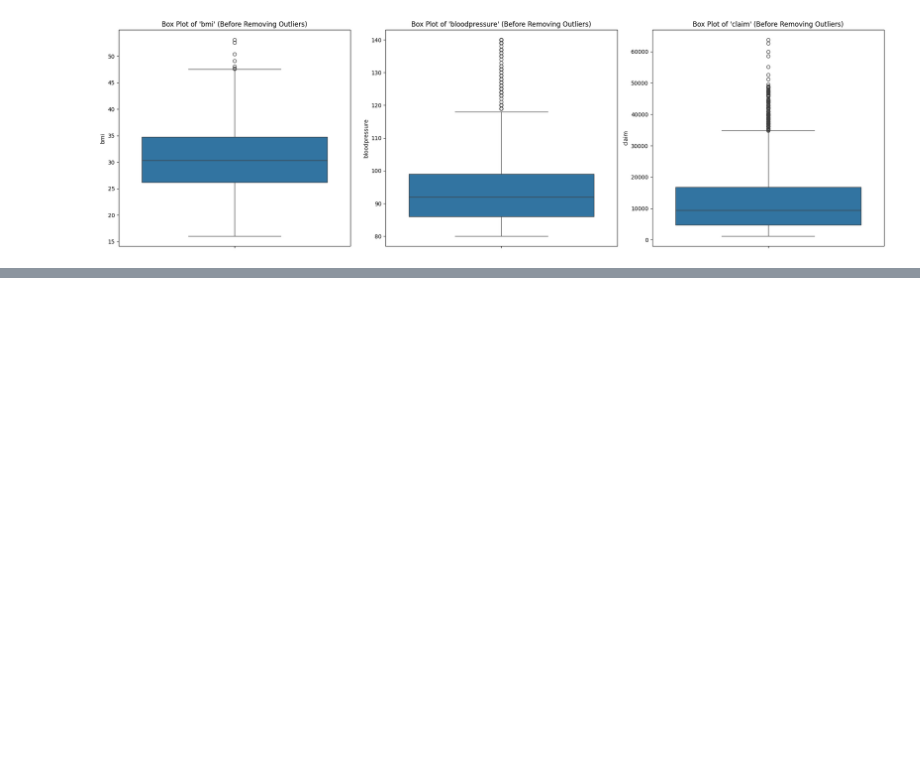
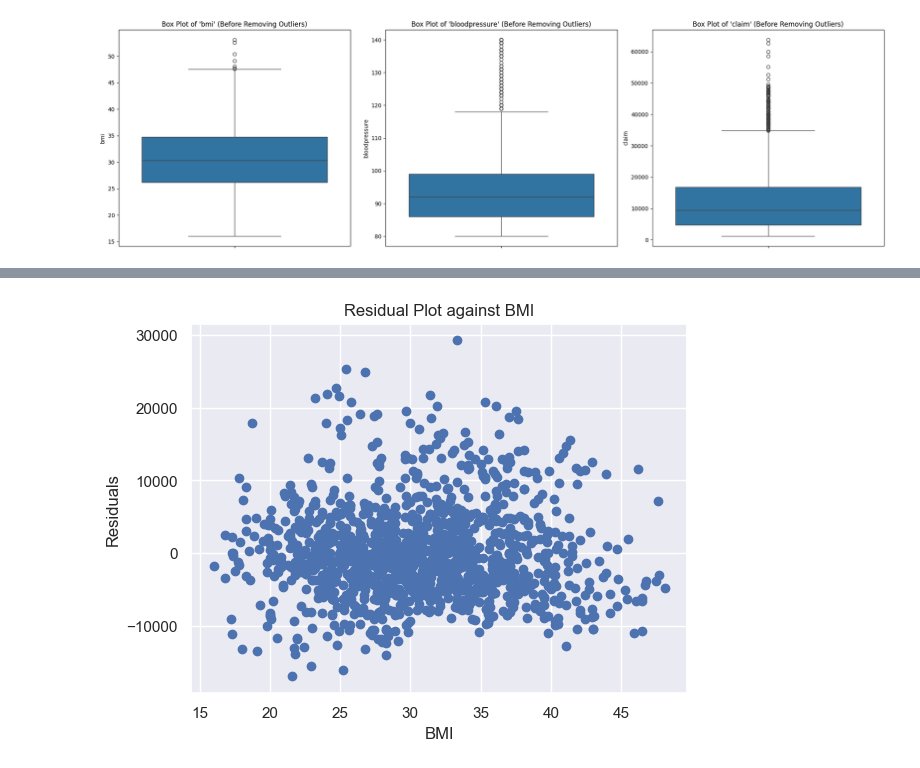
Before and after one commit to SULICLAIRE1/PODA, a Jupyter notebook: PODA-L.ipynb, the cells around one changed output, grey strips where cells are left out. Cells and saved outputs as stored; diff of their text form; code cells hidden in the pictures; blank space fills up the shorter version.

```diff
--- a/PODA-L.ipynb
+++ b/PODA-L.ipynb
@@ -135,0 +138,26 @@ filtered_all_shape
+# %%
+import statsmodels.api as sm
+import matplotlib.pyplot as plt
+
+# Assuming you have already defined your independent variables (X), the original dependent variable (y), and have fitted your model
+X = filtered_data_all[['bmi', 'bloodpressure', 'smoker_Yes', 'region_northwest', 'region_southeast', 'region_southwest']]
+y = filtered_data_all['claim']
+
+X = sm.add_constant(X)
+
+model = sm.OLS(y, X).fit()
+
+model_summary = model.summary()
+model_summary
+
+
+# # Calculate the residuals
+# residuals = model.resid
+
+# # Create a scatter plot of residuals against the 'bloodpressure' variable
+# plt.scatter(X['bloodpressure'], residuals)
+# plt.xlabel("Blood Pressure")
+# plt.ylabel("Residuals")
+# plt.title("Residual Plot against Blood Pressure")
+
+# plt.show()
@@ -135,0 +191,10 @@ filtered_all_shape
+# %%
+# Create a scatter plot of residuals against the 'bloodpressure' variable
+plt.scatter(X['bmi'], residuals)
+plt.xlabel("BMI")
+plt.ylabel("Residuals")
+plt.title("Residual Plot against BMI")
+
+plt.show()
+# %% [output]
+[figure, added]
```
Also changed, not shown: parts of 3 cells of this notebook, 1 other file.
